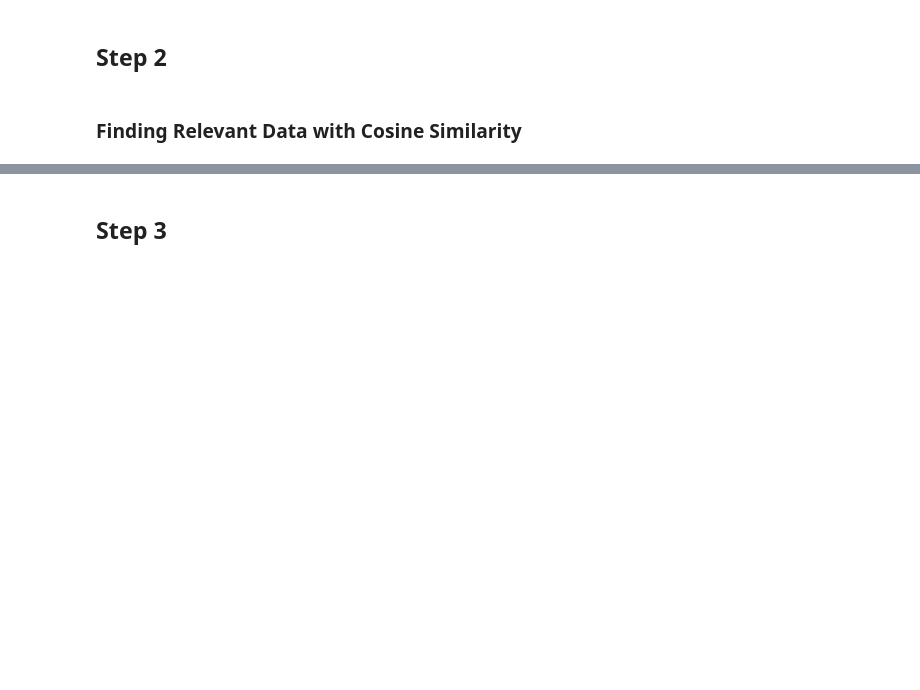
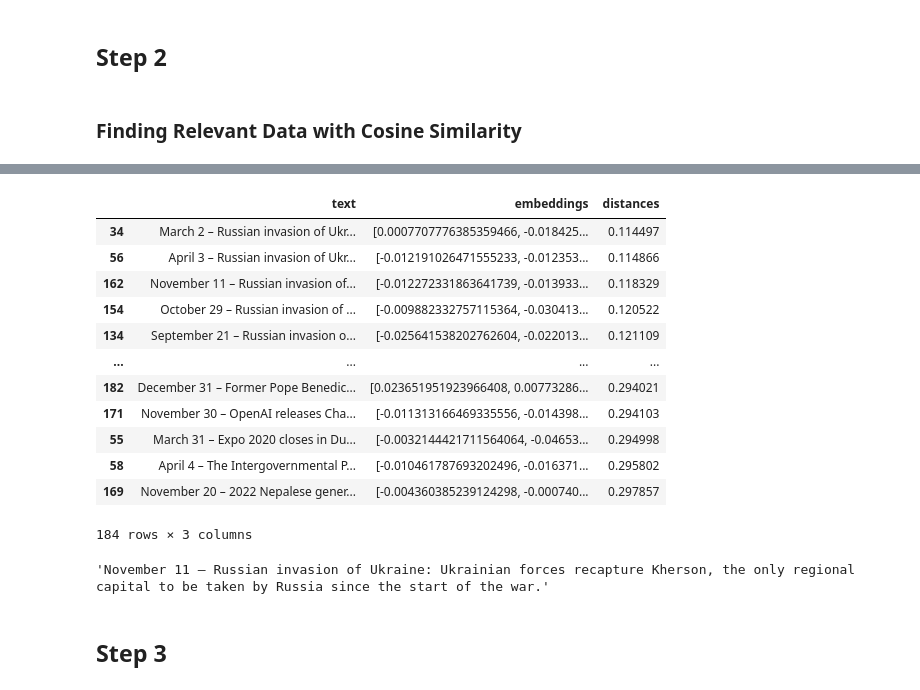
Before and after one commit to amanpreetsingh459/Generative-AI, a Jupyter notebook: 2. LLMs & Text Generation/3. Retrieval Augmented Generation(RAG)/codealong.ipynb, the cells around one changed output, grey strips where cells are left out. Drawn from its saved outputs; the diff is of its cells as text; code cells hidden in the pictures; blank space fills up the shorter version.

Commit message:
Implement Semantic Text Search - Cosine Similarity
 Used:
- OpenAI Embeddings
- Cosine similarity

```diff
--- a/2. LLMs & Text Generation/3. Retrieval Augmented Generation(RAG)/codealong.ipynb
+++ b/2. LLMs & Text Generation/3. Retrieval Augmented Generation(RAG)/codealong.ipynb
@@ -317,0 +333,2 @@ df.to_csv("embeddings.csv")
+# %%
+question = "When did russia invade ukraine?"
@@ -317,0 +337,3 @@ df.to_csv("embeddings.csv")
+# %%
+EMBEDDING_MODEL_NAME = "text-embedding-ada-002"
+question_embeddings = get_embedding(question, engine=EMBEDDING_MODEL_NAME)
@@ -317,0 +344,6 @@ df.to_csv("embeddings.csv")
+# %%
+distances = distances_from_embeddings(
+    question_embeddings,
+    df['embeddings'].tolist(),
+    distance_metric="cosine"
+)
@@ -317,0 +352,2 @@ df.to_csv("embeddings.csv")
+# %%
+df["distances"] = distances
@@ -317,0 +365,20 @@ df.to_csv("embeddings.csv")
+# %%
+df.sort_values(by='distances')
+# %% [output]
+|  | text | embeddings | distances |
+| 34 | March 2 – Russian invasion of Ukr... | [0.0007707776385359466, -0.018425... | 0.114497 |
+| 56 | April 3 – Russian invasion of Ukr... | [-0.012191026471555233, -0.012353... | 0.114866 |
+| 162 | November 11 – Russian invasion of... | [-0.012272331863641739, -0.013933... | 0.118329 |
+| 154 | October 29 – Russian invasion of ... | [-0.009882332757115364, -0.030413... | 0.120522 |
+| 134 | September 21 – Russian invasion o... | [-0.025641538202762604, -0.022013... | 0.121109 |
+| ... | ... | ... | ... |
+| 182 | December 31 – Former Pope Benedic... | [0.023651951923966408, 0.00773286... | 0.294021 |
+| 171 | November 30 – OpenAI releases Cha... | [-0.011313166469335556, -0.014398... | 0.294103 |
+| 55 | March 31 – Expo 2020 closes in Du... | [-0.0032144421711564064, -0.04653... | 0.294998 |
+| 58 | April 4 – The Intergovernmental P... | [-0.010461787693202496, -0.016371... | 0.295802 |
+| 169 | November 20 – 2022 Nepalese gener... | [-0.004360385239124298, -0.000740... | 0.297857 |
+184 rows × 3 columns
+# %%
+df.iloc[162]['text']
+# %% [output]
+'November 11 – Russian invasion of Ukraine: Ukrainian forces recapture Kherson, the only regional capital to be taken by Russia since the start of the war.'
```
Also changed, not shown: parts of 11 cells of this notebook.
